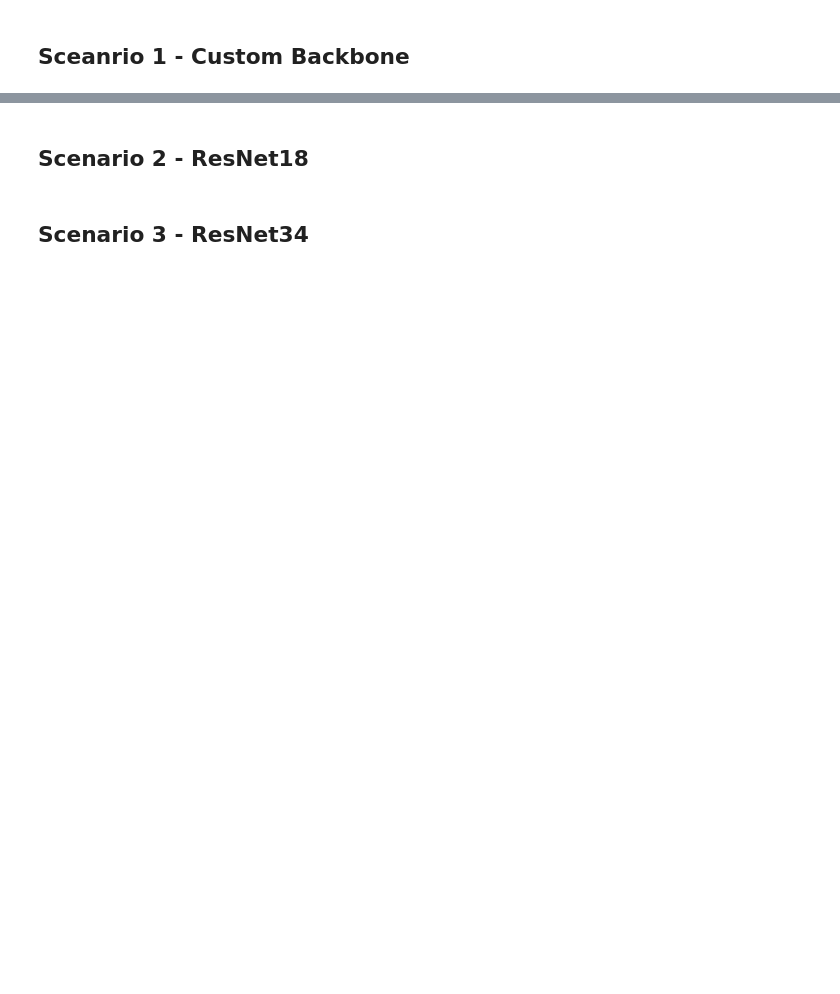
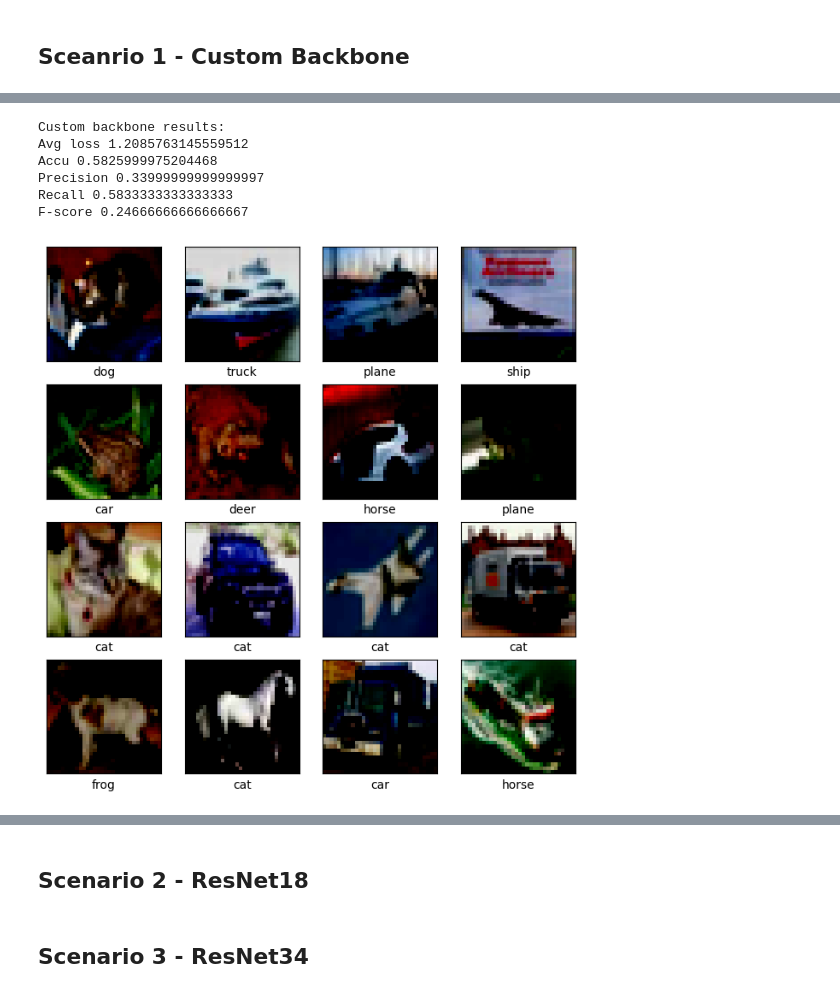
Before and after one commit to Kwasus33/Image-Classifier, a Jupyter notebook: notepad.ipynb, the cells around one changed output, grey strips where cells are left out. Drawn from its saved outputs; the diff is of its cells as text; code cells hidden in the pictures; blank space fills up the shorter version.

Commit message:
img plotter fix + metrics calc fix

```diff
--- a/notepad.ipynb
+++ b/notepad.ipynb
@@ -25,7 +24,11 @@ EPOCHS = 3
 gc = get_golem_model(CLASSES_NUM)
 gc.to(device)
 
-lr, loss, criterion, optim = getBestModelParams(gc, train_loader, device)
-print(f"Optim lr: {lr}\nLoss: {loss}\nBest optim: {optim}\nBest loss func: {criterion}")
+# lr, loss, criterion, optim = getBestModelParams(gc, train_loader, device)
+# print(f"Optim lr: {lr}\nLoss: {loss}\nBest optim: {optim}\nBest loss func: {criterion}")
 
-LR = lr
+# LR = lr
+
+LR = 1e-3
+criterion = nn.CrossEntropyLoss
+optim = torch.optim.Adam
@@ -47,7 +53,16 @@ for i in range(EPOCHS):
 # %%
-metrics, preds = eval(gc, criterion_gc, test_loader, device)
-loss, accuracy, precision, recall, f1 = metrics
+loss, metrics, preds = eval(gc, criterion_gc, test_loader, device)
+accuracy, precision, recall, f1 = metrics
 print("Custom backbone results: ")
 print(f"Avg loss {loss}\nAccu {accuracy}\nPrecision {precision}\nRecall {recall}\nF-score {f1}\n")
 
-# plot_images(images, preds, classes)
+plot_images(test_loader, preds, classes, title="Classification_cifar10_customBackbone")
+plot_metrics(metrics, title="Metrics_cifar10_customBackbone")
+# %% [output]
+Custom backbone results:
+Avg loss 1.2085763145559512
+Accu 0.5825999975204468
+Precision 0.33999999999999997
+Recall 0.5833333333333333
+F-score 0.24666666666666667
+[figure, added]
```
Also changed, not shown: parts of 16 cells of this notebook, 3 other files.
